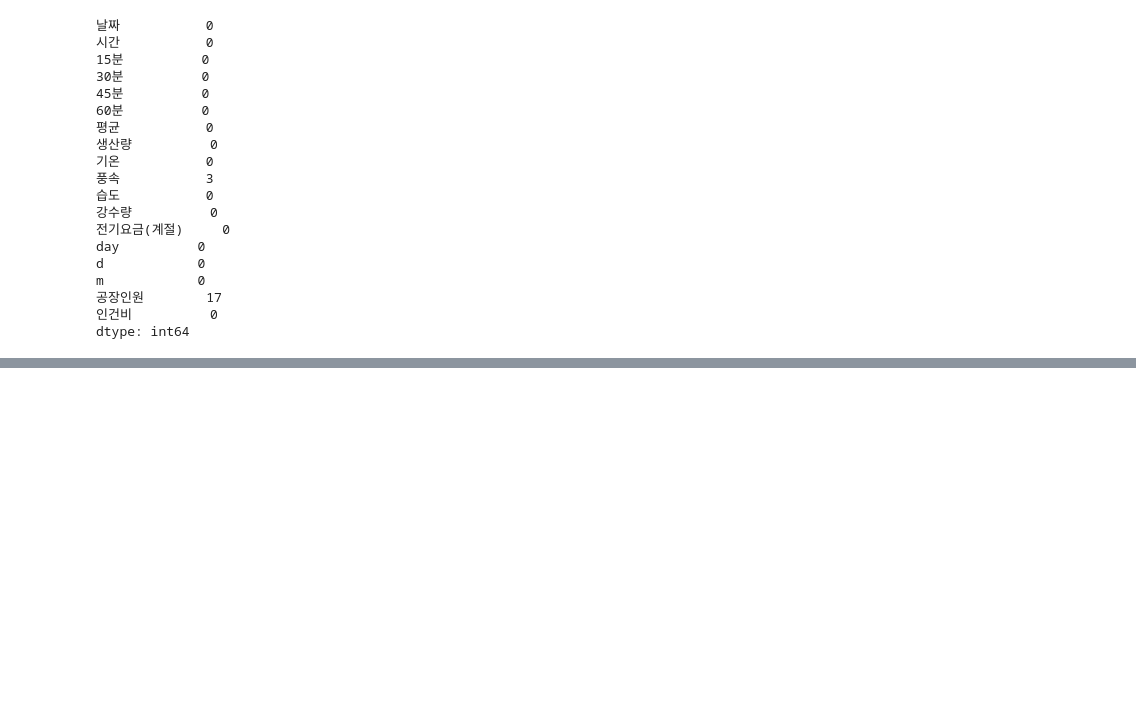
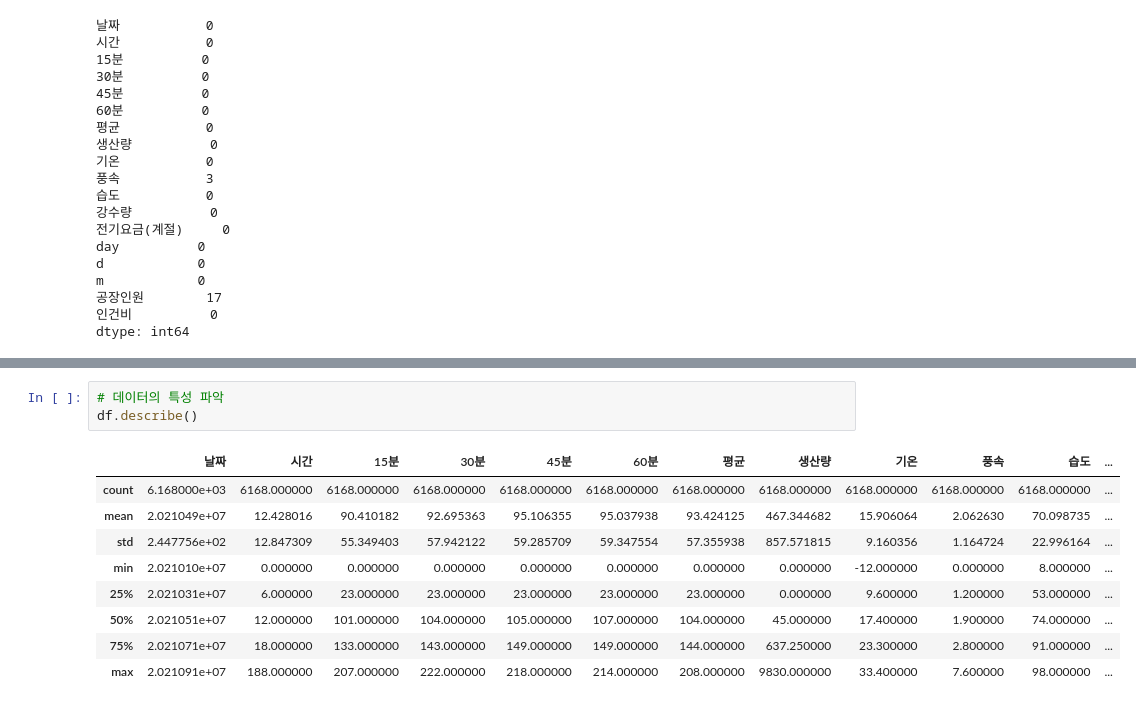
Before and after one commit to bigdataleeky/python, a Jupyter notebook: 20220512/20220512_자원최적화AI.ipynb, the cells around one changed output, grey strips where cells are left out. Drawn from its saved outputs; the diff is of its cells as text; blank space fills up the shorter version.

```diff
--- a/20220512/20220512_자원최적화AI.ipynb
+++ b/20220512/20220512_자원최적화AI.ipynb
@@ -150,0 +174,13 @@ dtype: int64
+# %%
+# 데이터의 특성 파악
+df.describe()
+# %% [output]
+|  | 날짜 | 시간 | 15분 | 30분 | 45분 | 60분 | 평균 | 생산량 | 기온 | 풍속 | 습도 | ... |
+| count | 6.168000e+03 | 6168.000000 | 6168.000000 | 6168.000000 | 6168.000000 | 6168.000000 | 6168.000000 | 6168.000000 | 6168.000000 | 6168.000000 | 6168.000000 | ... |
+| mean | 2.021049e+07 | 12.428016 | 90.410182 | 92.695363 | 95.106355 | 95.037938 | 93.424125 | 467.344682 | 15.906064 | 2.062630 | 70.098735 | ... |
+| std | 2.447756e+02 | 12.847309 | 55.349403 | 57.942122 | 59.285709 | 59.347554 | 57.355938 | 857.571815 | 9.160356 | 1.164724 | 22.996164 | ... |
+| min | 2.021010e+07 | 0.000000 | 0.000000 | 0.000000 | 0.000000 | 0.000000 | 0.000000 | 0.000000 | -12.000000 | 0.000000 | 8.000000 | ... |
+| 25% | 2.021031e+07 | 6.000000 | 23.000000 | 23.000000 | 23.000000 | 23.000000 | 23.000000 | 0.000000 | 9.600000 | 1.200000 | 53.000000 | ... |
+| 50% | 2.021051e+07 | 12.000000 | 101.000000 | 104.000000 | 105.000000 | 107.000000 | 104.000000 | 45.000000 | 17.400000 | 1.900000 | 74.000000 | ... |
+| 75% | 2.021071e+07 | 18.000000 | 133.000000 | 143.000000 | 149.000000 | 149.000000 | 144.000000 | 637.250000 | 23.300000 | 2.800000 | 91.000000 | ... |
+| max | 2.021091e+07 | 188.000000 | 207.000000 | 222.000000 | 218.000000 | 214.000000 | 208.000000 | 9830.000000 | 33.400000 | 7.600000 | 98.000000 | ... |
```
Also changed, not shown: parts of 13 cells of this notebook.
